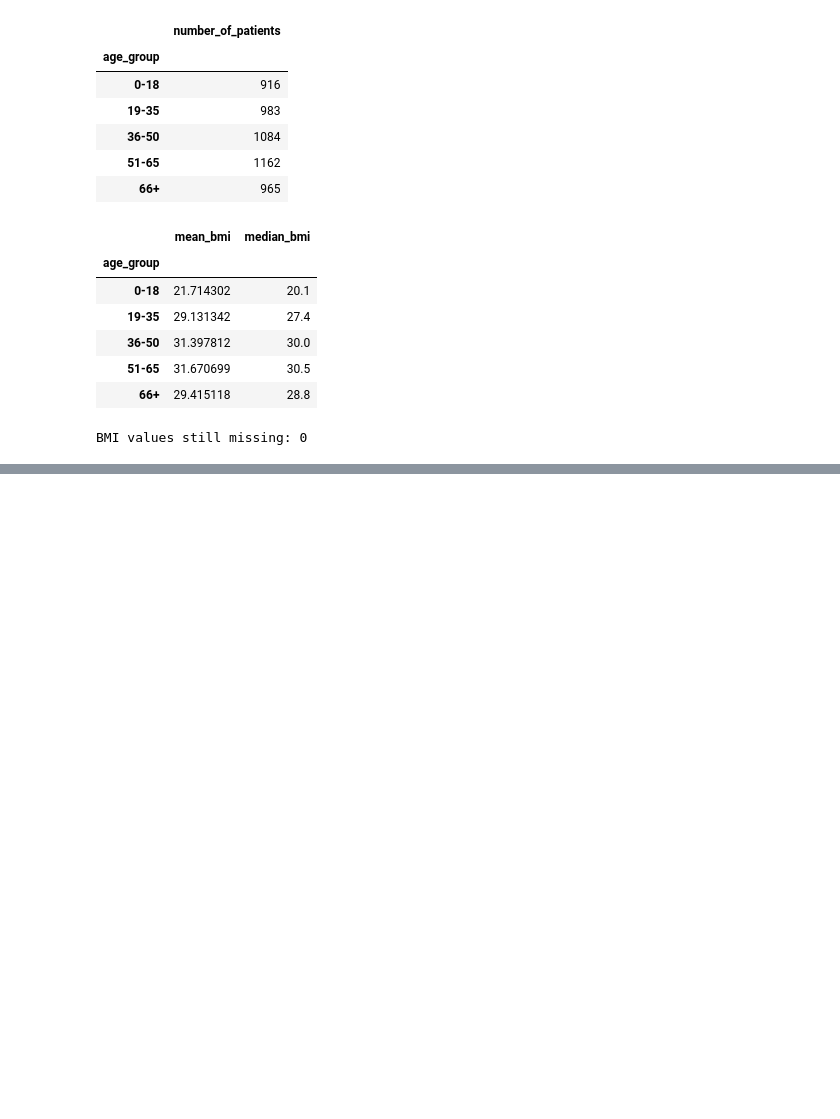
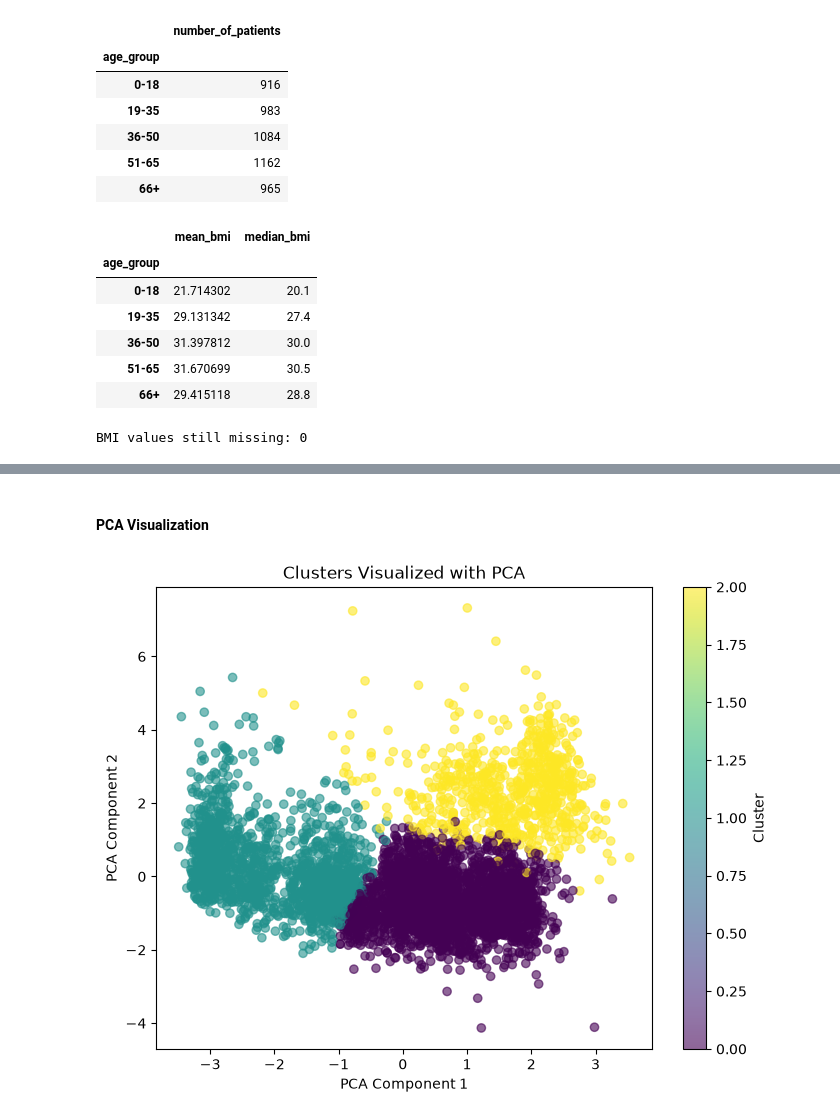
Before and after one commit to Paulelo/Capstone_project, a Jupyter notebook: group_28_capstone.ipynb, the cells around one changed output, grey strips where cells are left out. Cells and saved outputs as stored; diff of their text form; code cells hidden in the pictures; blank space fills up the shorter version.

```diff
--- a/group_28_capstone.ipynb
+++ b/group_28_capstone.ipynb
@@ -582,0 +676,5 @@ BMI values still missing: 0
+# %%
+final_k = KMeans(n_clusters=3, random_state=42, n_init=10)
+df['cluster'] = final_k.fit_predict(X_cluster)
+
+df['cluster'].value_counts()
@@ -582,0 +720,17 @@ BMI values still missing: 0
+# %% [markdown]
+#### PCA Visualization
+# %%
+from sklearn.decomposition import PCA
+
+pca = PCA(n_components=2)
+X_pca = pca.fit_transform(X_cluster)
+
+plt.figure(figsize=(8,6))
+scatter = plt.scatter(X_pca[:, 0], X_pca[:, 1], c=df['cluster'], cmap='viridis', alpha=0.6)
+plt.xlabel('PCA Component 1')
+plt.ylabel('PCA Component 2')
+plt.title('Clusters Visualized with PCA')
+plt.colorbar(scatter, label='Cluster')
+plt.show()
+# %% [output]
+[figure, added]
```
Also changed, not shown: parts of 42 cells of this notebook.
